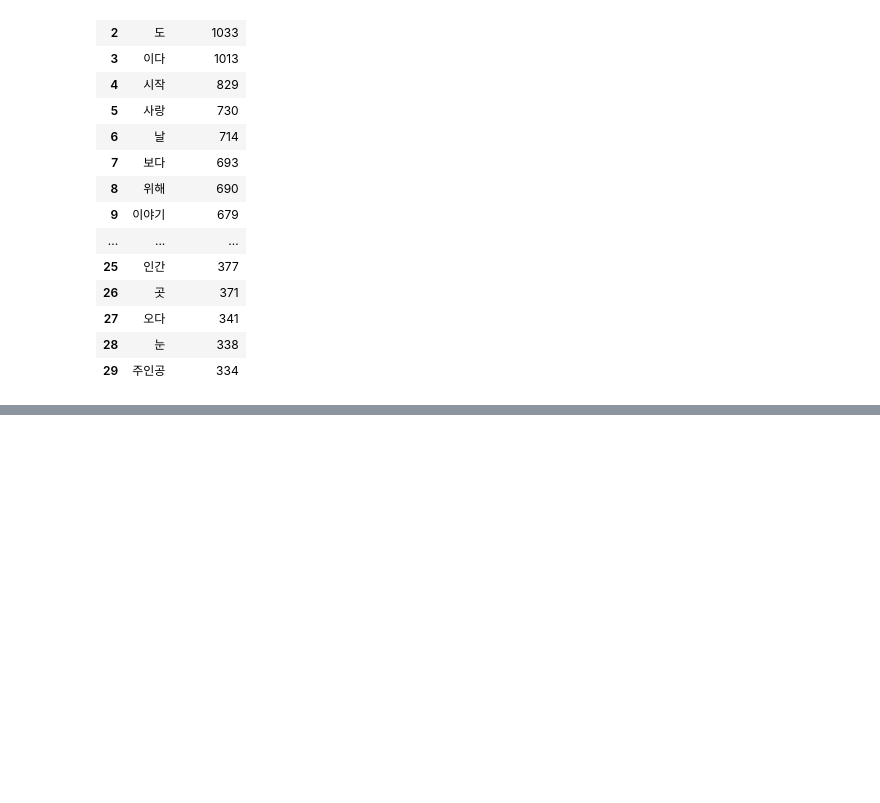
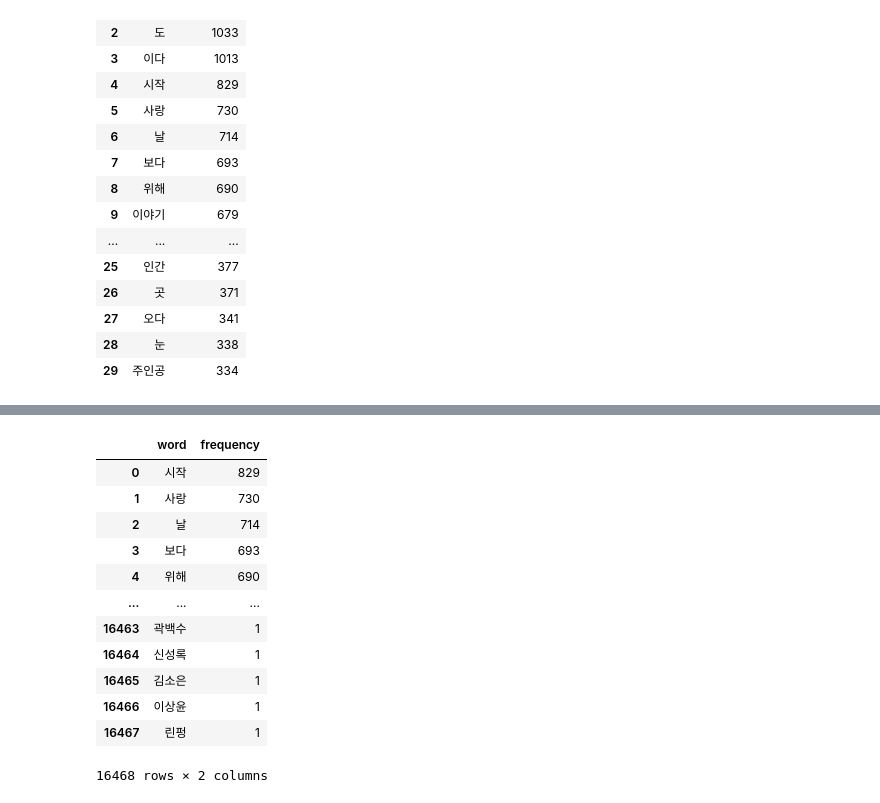
Before and after one commit to ujaei21/final_project, a Jupyter notebook: drop_duplicate.ipynb, the cells around one changed output, grey strips where cells are left out. Drawn from its saved outputs; the diff is of its cells as text; code cells hidden in the pictures; blank space fills up the shorter version.

```diff
--- a/drop_duplicate.ipynb
+++ b/drop_duplicate.ipynb
@@ -172,0 +244,16 @@ new_word.iloc[:30]
+# %%
+word_list
+# %% [output]
+|  | word | frequency |
+| 0 | 시작 | 829 |
+| 1 | 사랑 | 730 |
+| 2 | 날 | 714 |
+| 3 | 보다 | 693 |
+| 4 | 위해 | 690 |
+| ... | ... | ... |
+| 16463 | 곽백수 | 1 |
+| 16464 | 신성록 | 1 |
+| 16465 | 김소은 | 1 |
+| 16466 | 이상윤 | 1 |
+| 16467 | 린펑 | 1 |
+16468 rows × 2 columns
```
Also changed, not shown: parts of 14 cells of this notebook, 1 other file.
